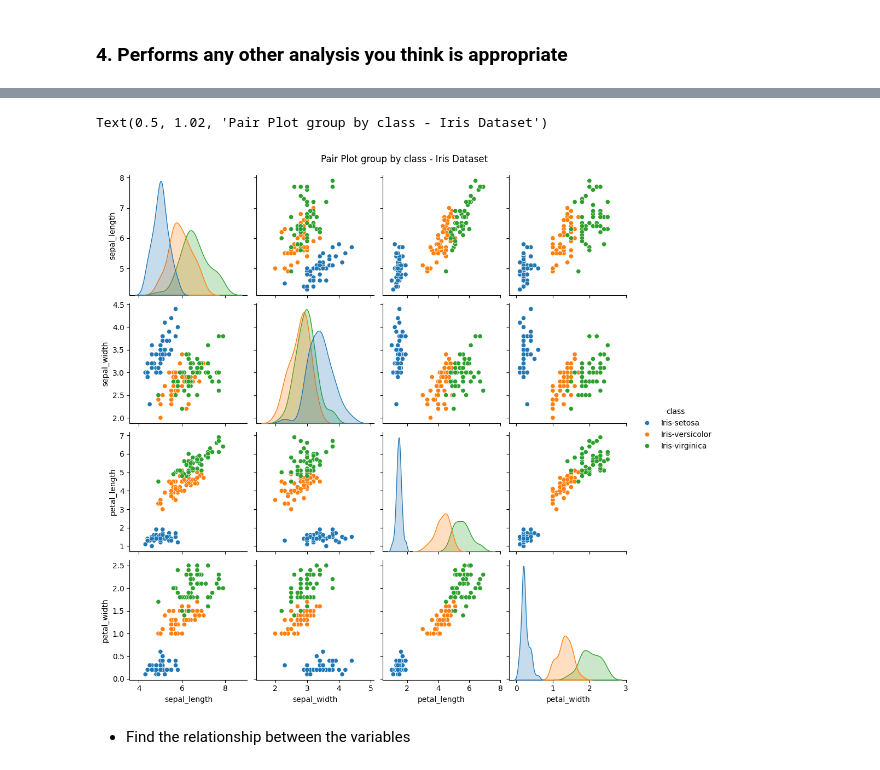
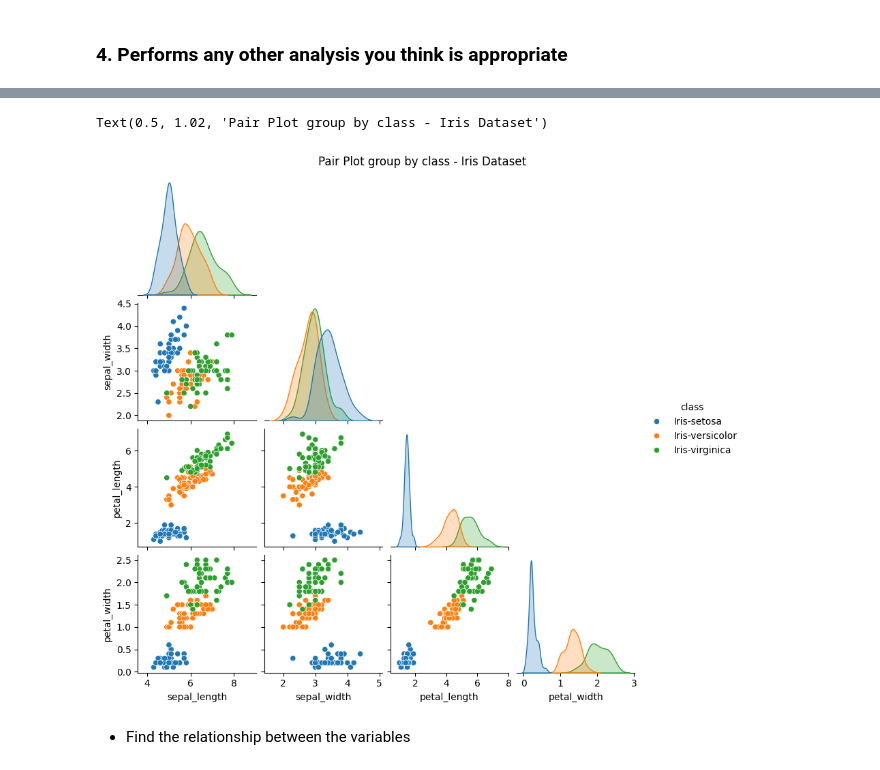
Before and after one commit to quyenphanlyons/pands-project, a Jupyter notebook: notebook.ipynb, the cells around one changed output, grey strips where cells are left out. Drawn from its saved outputs; the diff is of its cells as text; code cells hidden in the pictures.

```diff
--- a/notebook.ipynb
+++ b/notebook.ipynb
@@ -236,11 +265,11 @@ Text(0.5, 1.02, 'Pair Plot - Iris Dataset')
 # %%
 # Create the pairplot, with observations grouped by class by using parameter hue='class'
-sns.pairplot(tableau, hue="class")
+sns.pairplot(tableau, hue="class", height=2, corner=True)
 # Add title
 plt.suptitle('Pair Plot group by class - Iris Dataset', y=1.02)
 # %% [output]
 Text(0.5, 1.02, 'Pair Plot group by class - Iris Dataset')
-[figure, old version]
+[figure, new version]
 # %% [markdown]
 - Find the relationship between the variables
 # %%
```
Also changed, not shown: parts of 5 cells of this notebook.
